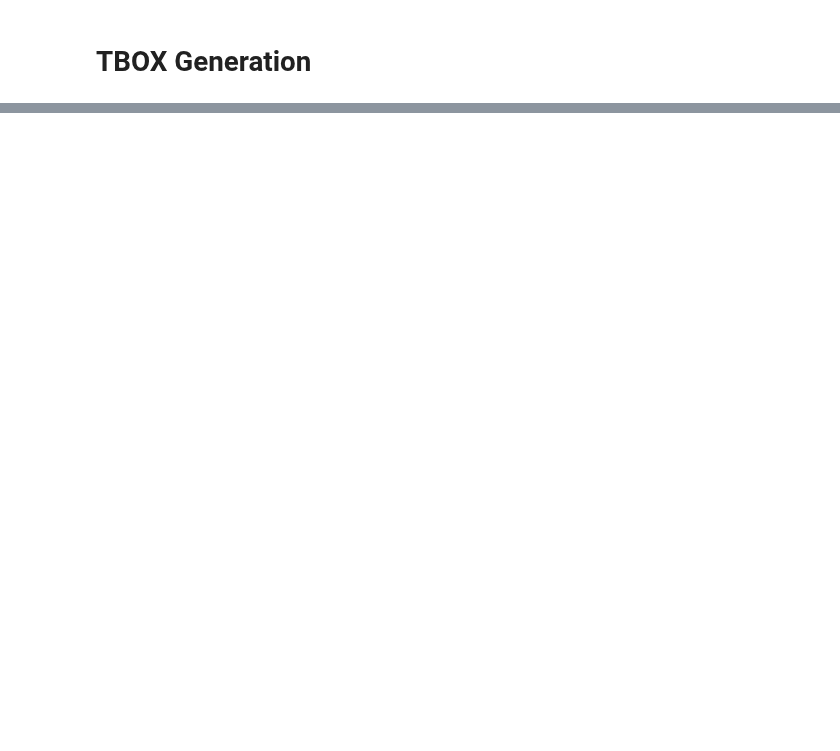
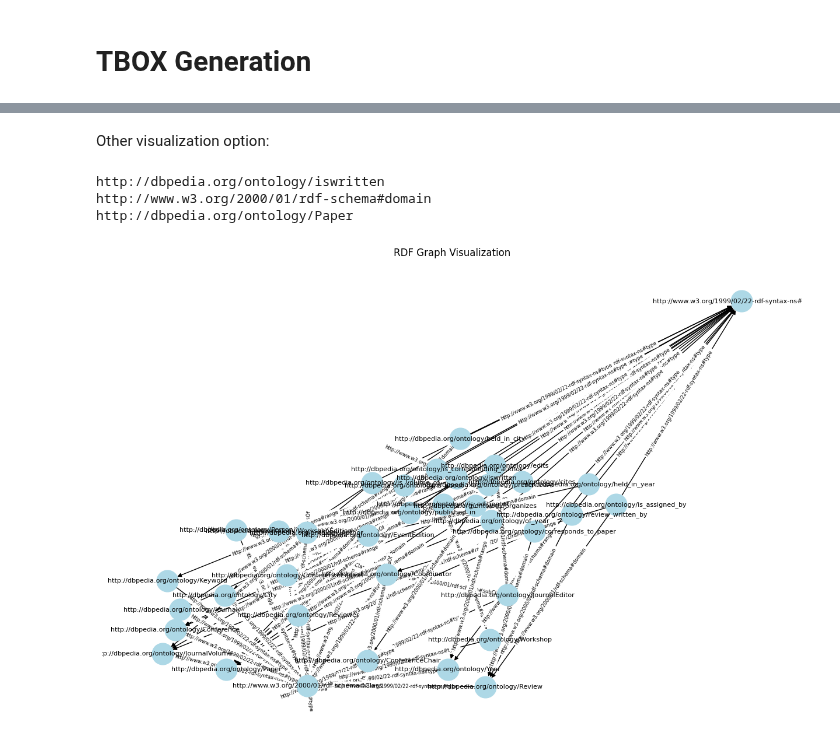
Before and after one commit to stef4k/knowledge-graph-paper-citations, a Jupyter notebook: tbox_generation.ipynb, the cells around one changed output, grey strips where cells are left out. Drawn from its saved outputs; the diff is of its cells as text; code cells hidden in the pictures; blank space fills up the shorter version.

```diff
--- a/tbox_generation.ipynb
+++ b/tbox_generation.ipynb
@@ -97,0 +185,39 @@ visualize(g)
+# %% [markdown]
+Other visualization option:
+# %%
+import networkx as nx
+import matplotlib.pyplot as plt
+
+
+G = nx.DiGraph()
+
+for s, p, o in g:
+    print(s)
+    print(p)
+    print(o)
+    break
+    G.add_edge(str(s), str(o), label=str(p))
+
+nx.write_graphml(G, "graph.graphml")
+# %% [output]
+http://dbpedia.org/ontology/iswritten
+http://www.w3.org/2000/01/rdf-schema#domain
+http://dbpedia.org/ontology/Paper
+# %%
+# Set layout
+pos = nx.spring_layout(G, k=0.5, iterations=50)  # k controls spacing
+
+# Draw nodes and edges
+plt.figure(figsize=(12, 8))
+nx.draw(G, pos, with_labels=True, node_size=700, node_color="lightblue", font_size=8, arrows=True)
+
+# Draw edge labels
+edge_labels = nx.get_edge_attributes(G, "label")
+nx.draw_networkx_edge_labels(G, pos, edge_labels=edge_labels, font_size=6)
+
+plt.title("RDF Graph Visualization")
+plt.axis("off")
+plt.tight_layout()
+plt.show()
+# %% [output]
+[figure, added]
```
Also changed, not shown: parts of 14 cells of this notebook, 2 other files.
